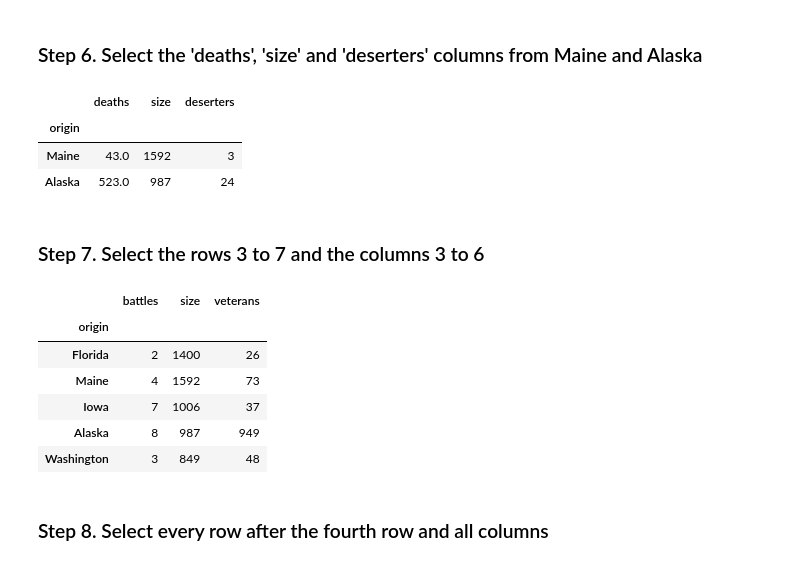
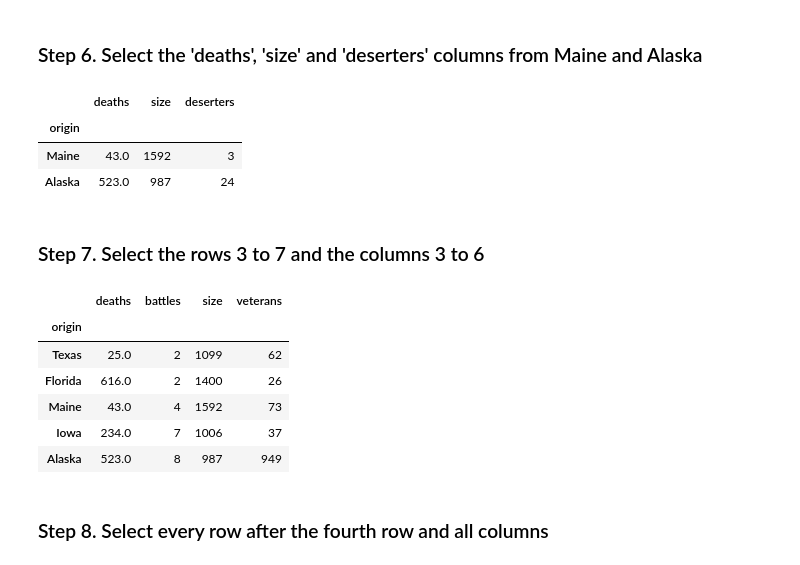
Before and after one commit to AGC79/ONLINE_DS_THEBRDIGE_TRABAJOSAGC, a Jupyter notebook: 2-DATA_ANALYSIS/2-Pandas/Practica/2-Fictional_Army/Fictional_Army_alvaro_guerra_cabello.ipynb, the cells around one changed output. Drawn from its saved outputs; the diff is of its cells as text; code cells hidden in the pictures.

```diff
--- a/2-DATA_ANALYSIS/2-Pandas/Practica/2-Fictional_Army/Fictional_Army_alvaro_guerra_cabello.ipynb
+++ b/2-DATA_ANALYSIS/2-Pandas/Practica/2-Fictional_Army/Fictional_Army_alvaro_guerra_cabello.ipynb
@@ -94,0 +136,6 @@ df_army[df_army.isnull().any(axis=1)]
+# %%
+# modificar el DataFrame directamente (sin crear una copia nueva):
+df_army.dropna(axis=1, thresh=len(df_army)*0.7, inplace=True)
+# %%
+df_army = df_army.dropna(axis=1, thresh=len(df_army)*0.7)
+df_army
@@ -224,24 +329,27 @@ df_army
 | Georgia | Scouts | 2nd | 35.0 | 9 | 1523 | 345 | 1 | 3 |
 # %% [markdown]
 ### Step 6. Select the 'deaths', 'size' and 'deserters' columns from Maine and Alaska
-# %%
-df_army.loc[["Maine", "Alaska"], ["deaths", "size", "deserters"]]
-# %% [output]
-|  | deaths | size | deserters |
-| origin |  |  |  |
-| Maine | 43.0 | 1592 | 3 |
-| Alaska | 523.0 | 987 | 24 |
+# %%
+# ya que me sé los nombres del índice usamos loc
+# Pasamos las filas y las columnas como un dataframe:
+# [["Maine", "Alaska"], ["deaths", "size", "deserters"]]
+df_army.loc[["Maine", "Alaska"], ["deaths", "size", "deserters"]]
+# %% [output]
+|  | deaths | size | deserters |
+| origin |  |  |  |
+| Maine | 43.0 | 1592 | 3 |
+| Alaska | 523.0 | 987 | 24 |
 # %% [markdown]
 ### Step 7. Select the rows 3 to 7 and the columns 3 to 6
 # %%
-df_army.iloc[3:8, 3:6]
+df_army.iloc[2:7, 2:6]
 # %% [output]
-|  | battles | size | veterans |
-| origin |  |  |  |
-| Florida | 2 | 1400 | 26 |
-| Maine | 4 | 1592 | 73 |
-| Iowa | 7 | 1006 | 37 |
-| Alaska | 8 | 987 | 949 |
-| Washington | 3 | 849 | 48 |
+|  | deaths | battles | size | veterans |
+| origin |  |  |  |  |
+| Texas | 25.0 | 2 | 1099 | 62 |
+| Florida | 616.0 | 2 | 1400 | 26 |
+| Maine | 43.0 | 4 | 1592 | 73 |
+| Iowa | 234.0 | 7 | 1006 | 37 |
+| Alaska | 523.0 | 8 | 987 | 949 |
 # %% [markdown]
 ### Step 8. Select every row after the fourth row and all columns
```
Also changed, not shown: parts of 26 cells of this notebook.
